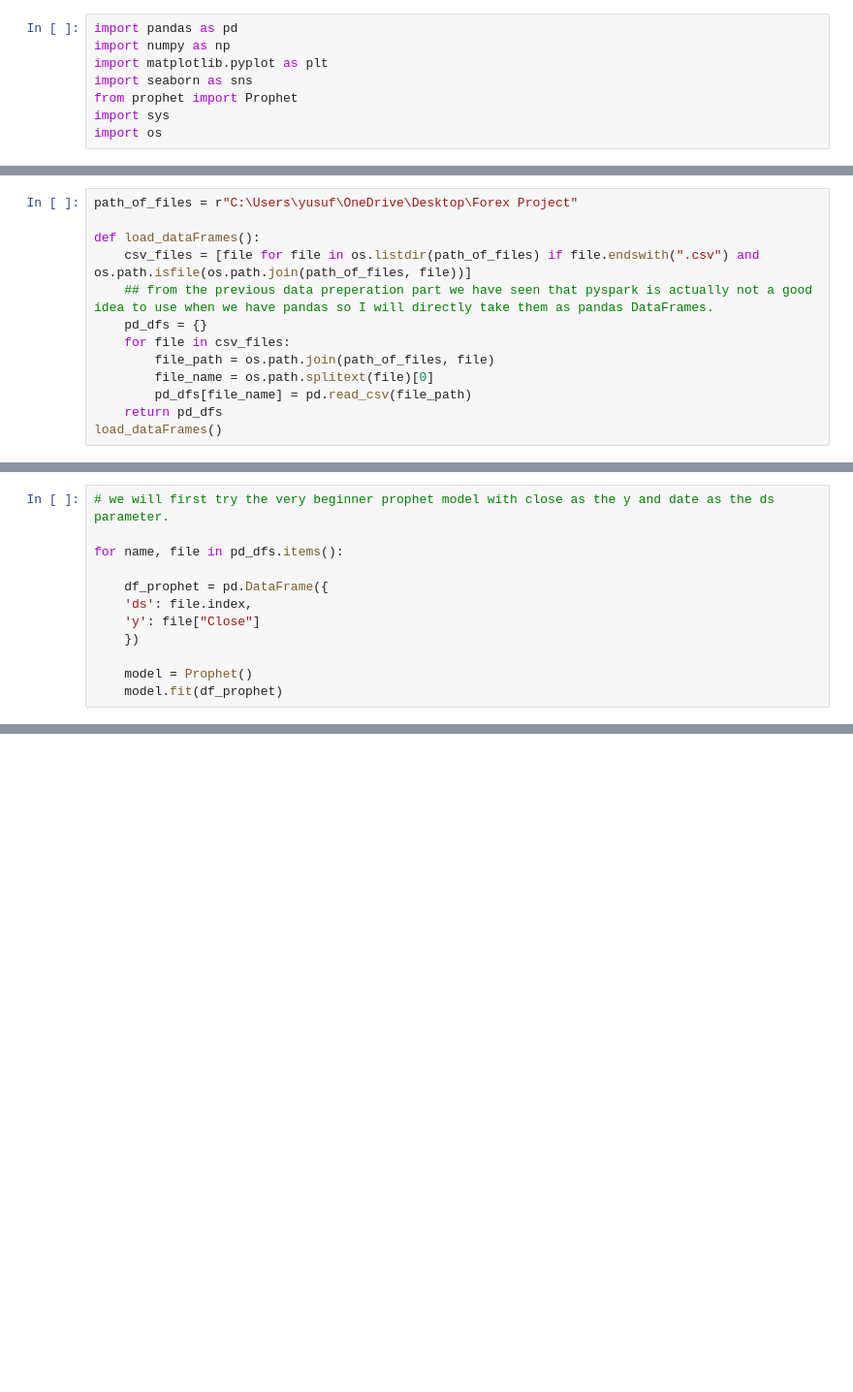
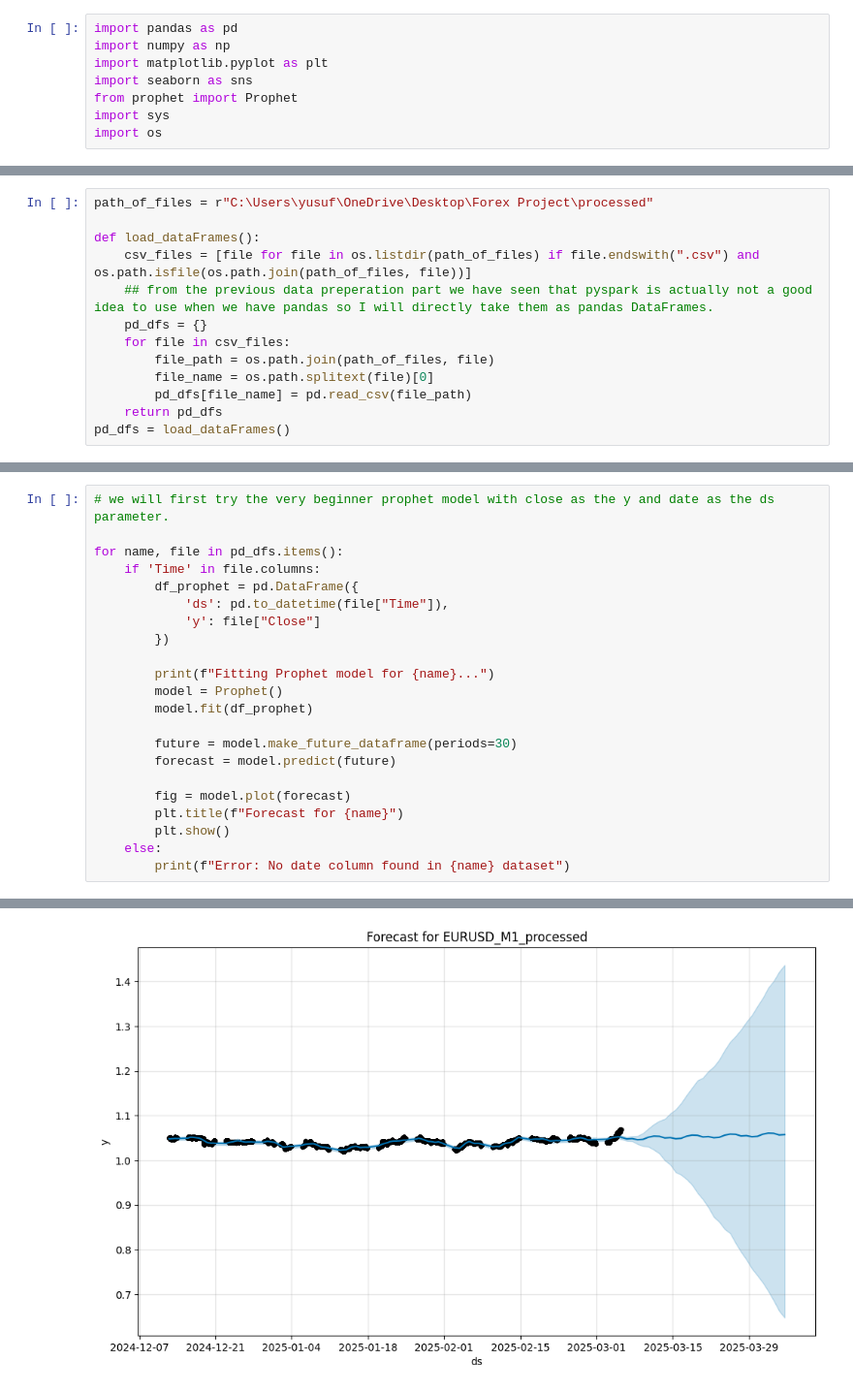
Before and after one commit to Yussufkadir/Currency-Forecast-Webpage, a Jupyter notebook: model.ipynb, the cells around one changed output, grey strips where cells are left out. Shown at 97% size. Cells and saved outputs as stored; diff of their text form; blank space fills up the shorter version.

Commit message:
plain prophet model to test prophet for the first time.

```diff
--- a/model.ipynb
+++ b/model.ipynb
@@ -11,5 +13,5 @@ First load the dataframes one by one
 # %%
-path_of_files = r"C:\Users\yusuf\OneDrive\Desktop\Forex Project"
+path_of_files = r"C:\Users\yusuf\OneDrive\Desktop\Forex Project\processed"
 
 def load_dataFrames():
     csv_files = [file for file in os.listdir(path_of_files) if file.endswith(".csv") and os.path.isfile(os.path.join(path_of_files, file))]
@@ -20,4 +22,4 @@ def load_dataFrames():
         file_name = os.path.splitext(file)[0]
         pd_dfs[file_name] = pd.read_csv(file_path)
     return pd_dfs
-load_dataFrames()
+pd_dfs = load_dataFrames()
@@ -27,11 +47,22 @@ I think I will use facebook prophet since I am not used it prior and I it is hig
 # we will first try the very beginner prophet model with close as the y and date as the ds parameter.
 
 for name, file in pd_dfs.items():
+    if 'Time' in file.columns:
+        df_prophet = pd.DataFrame({
+            'ds': pd.to_datetime(file["Time"]),
+            'y': file["Close"]
+        })
 
-    df_prophet = pd.DataFrame({
-    'ds': file.index,
-    'y': file["Close"]
-    })
+        print(f"Fitting Prophet model for {name}...")
+        model = Prophet()
+        model.fit(df_prophet)
 
-    model = Prophet()
-    model.fit(df_prophet)
+        future = model.make_future_dataframe(periods=30)
+        forecast = model.predict(future)
+
+        fig = model.plot(forecast)
+        plt.title(f"Forecast for {name}")
+        plt.show()
+    else:
+        print(f"Error: No date column found in {name} dataset")
+# %% [output]
@@ -37,0 +72 @@ for name, file in pd_dfs.items():
+[figure, added]
```
Also changed, not shown: parts of 8 cells of this notebook.
